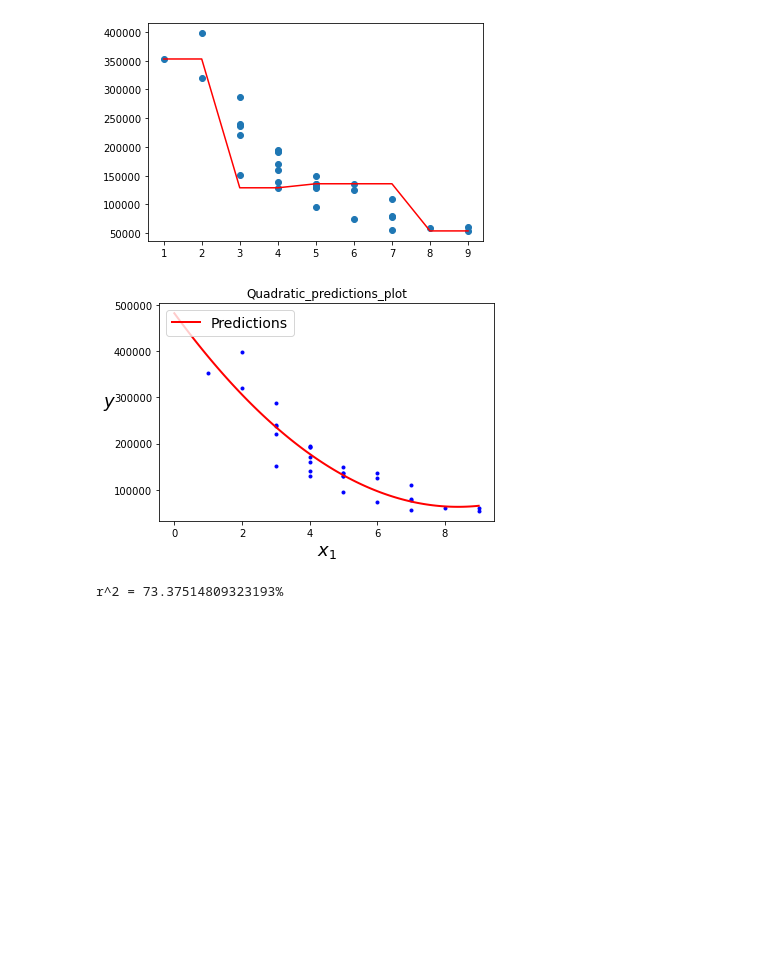
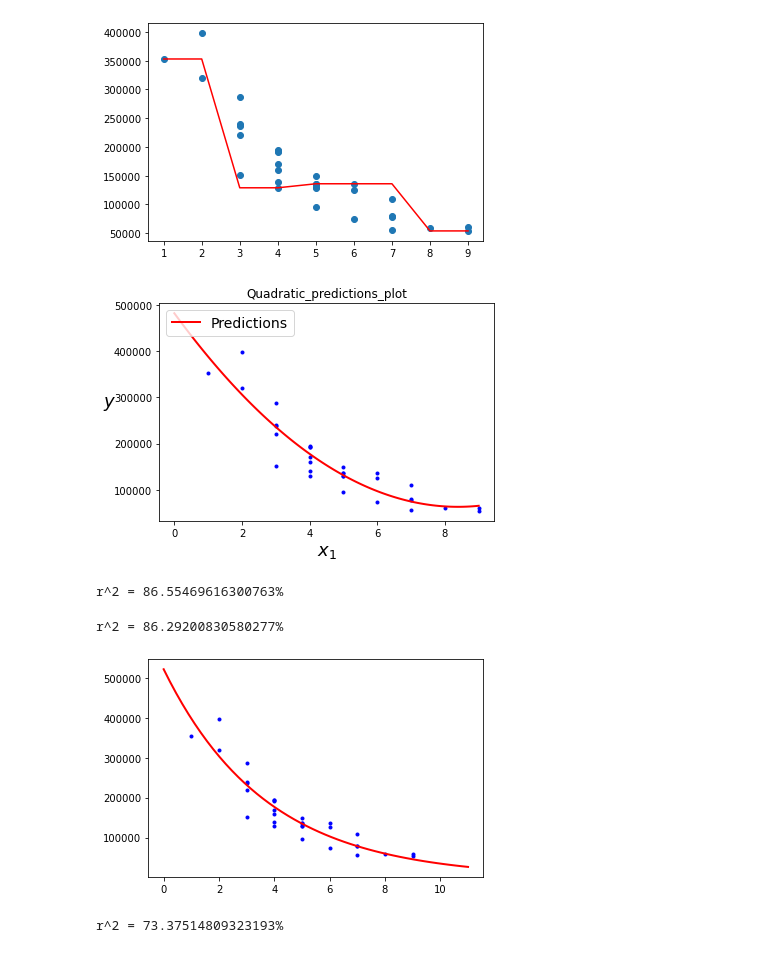
Before and after one commit to Armandotrsg/Estadistica, a Jupyter notebook: PrimeraEtapa.ipynb, the cells around one changed output. Drawn from its saved outputs; the diff is of its cells as text; code cells hidden in the pictures; blank space fills up the shorter version.

Commit message:
Agregué la regresión exponencial con su valor de r^2 y también le puse el valor de r^2 para la función polinomial grado 2

```diff
--- a/PrimeraEtapa.ipynb
+++ b/PrimeraEtapa.ipynb
@@ -64,7 +64,7 @@ poly = PolynomialFeatures(degree = 2)
 x_poly = poly.fit_transform(X1)
 
 lin_reg = linear_model.LinearRegression()
-lin_reg.fit(x_poly, y)
+lin_reg.fit(x_poly, y1)
 
 x_new = np.linspace(0, 9, 100).reshape(100, 1)
 x_new_poly = poly.transform(x_new)
@@ -77,8 +77,32 @@ plt.legend(loc ="upper left", fontsize = 14)
 
 plt.title("Quadratic_predictions_plot")
 plt.show()
+
+print(f"r^2 = {lin_reg.score(x_poly,y1)*100}%")
 # %% [output]
 [figure]
+r^2 = 86.55469616300763%
+# %%
+from scipy.optimize import curve_fit
+
+def f(x,c,k):
+    return c*np.exp(k*x)
+
+xdata = np.linspace(0, 11, 50) #Útil para graficar la línea
+coeficientes, _ = curve_fit(f,X1.to_numpy()[:,0],y1.to_numpy())
+
+plt.plot(X1, y1, "b.")
+plt.plot(xdata, f(xdata,*coeficientes), "r-", linewidth = 2) #Gráficamos la línea usando los valores del linspace en la función
+
+#Cálculo de r^2
+residuals = y1 - f(X1.to_numpy()[:,0], *coeficientes)
+ss_res = np.sum(residuals**2)
+ss_tot = np.sum((y1-np.mean(y1))**2)
+r_squared = 1 - (ss_res / ss_tot)
+print(f"r^2 = {r_squared*100}%")
+# %% [output]
+r^2 = 86.29200830580277%
+[figure, added]
 # %%
 X2 = df[["Kilometraje (miles)"]]
 y2 = df["Precio de Venta (pesos)"]
```
